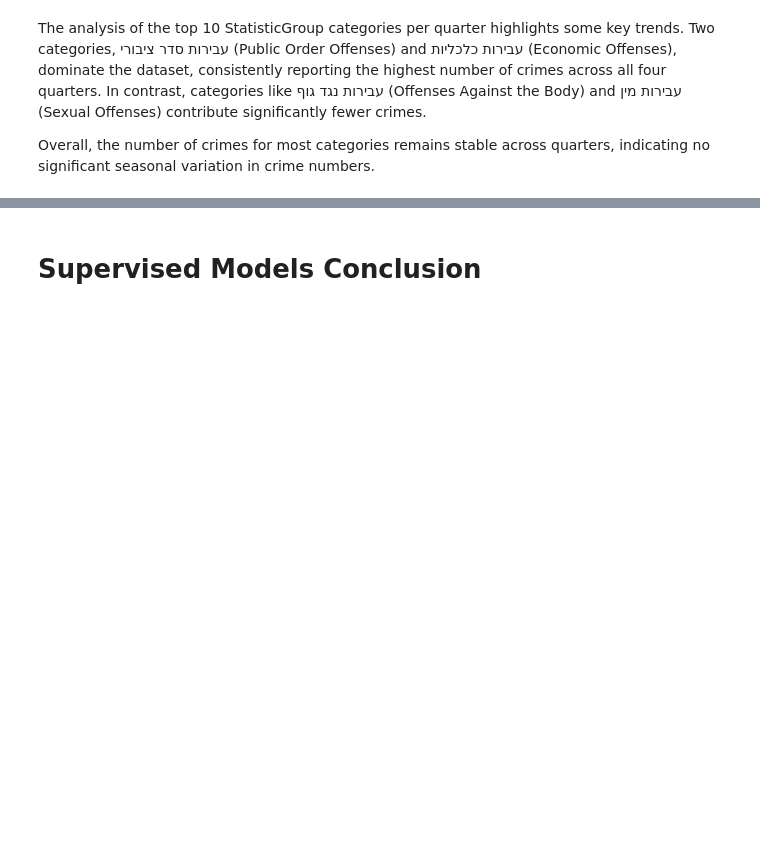
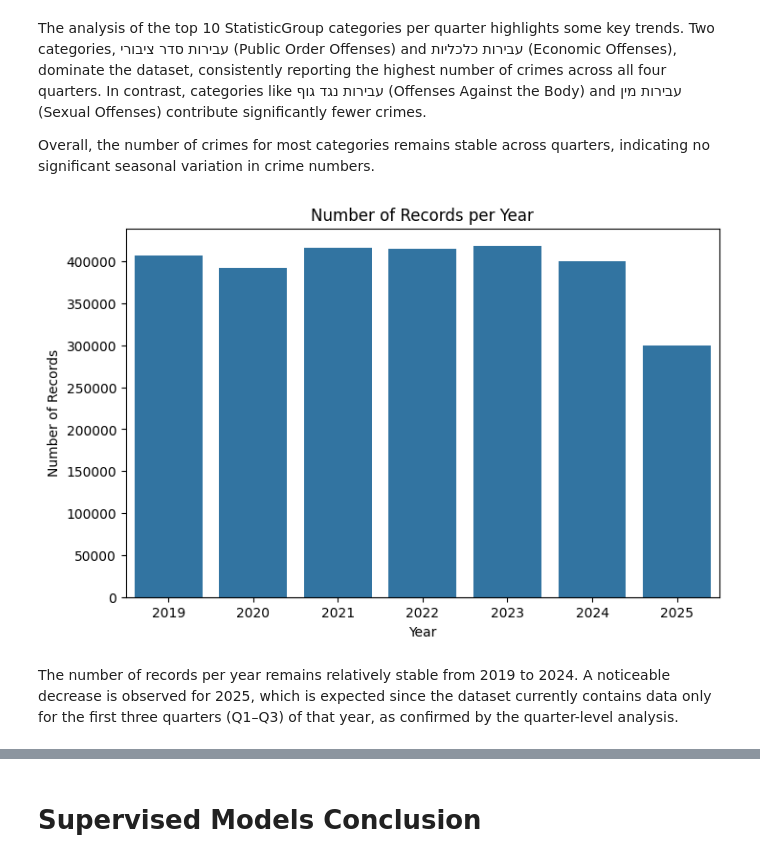
Before and after one commit to Edenshmuel/CrimeData, a Jupyter notebook: Visualization.ipynb, the cells around one changed output, grey strips where cells are left out. Cells and saved outputs as stored; diff of their text form; code cells hidden in the pictures; blank space fills up the shorter version.

```diff
--- a/Visualization.ipynb
+++ b/Visualization.ipynb
@@ -222,3 +218,16 @@ plt.close()
 The analysis of the top 10 StatisticGroup categories per quarter highlights some key trends. Two categories, עבירות סדר ציבורי (Public Order Offenses) and עבירות כלכליות (Economic Offenses), dominate the dataset, consistently reporting the highest number of crimes across all four quarters. In contrast, categories like עבירות נגד גוף (Offenses Against the Body) and עבירות מין (Sexual Offenses) contribute significantly fewer crimes.
 
 Overall, the number of crimes for most categories remains stable across quarters, indicating no significant seasonal variation in crime numbers.
+# %%
+year_counts = combined_data['Year'].value_counts().sort_index()
+
+plt.figure(figsize=(8,5))
+sns.barplot(x=year_counts.index, y=year_counts.values)
+plt.title('Number of Records per Year')
+plt.xlabel('Year')
+plt.ylabel('Number of Records')
+plt.show()
+# %% [output]
+[figure, added]
+# %% [markdown]
+The number of records per year remains relatively stable from 2019 to 2024. A noticeable decrease is observed for 2025, which is expected since the dataset currently contains data only for the first three quarters (Q1–Q3) of that year, as confirmed by the quarter-level analysis.
```
Also changed, not shown: parts of 22 cells of this notebook.
